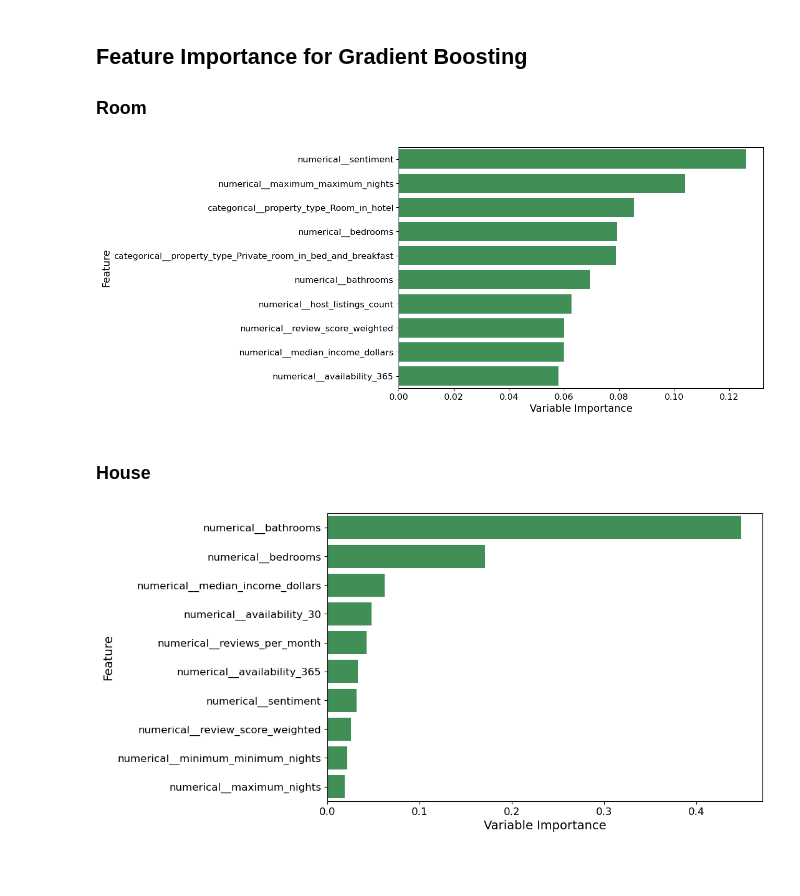
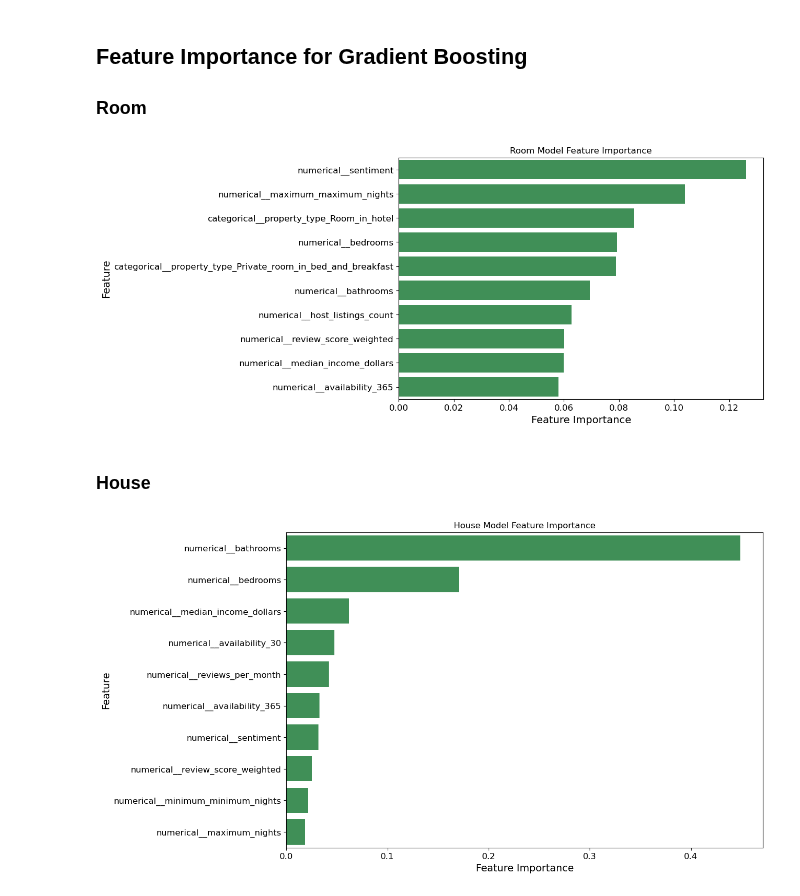
Before and after one commit to nlee98/ADS-599_Capstone_Project, a Jupyter notebook: Code Library/3_Modeling.ipynb, the cells around one changed output. Drawn from its saved outputs; the diff is of its cells as text; code cells hidden in the pictures; blank space fills up the shorter version.

```diff
--- a/Code Library/3_Modeling.ipynb
+++ b/Code Library/3_Modeling.ipynb
@@ -1006,7 +1006,7 @@ home_res
 ## Feature Importance for Gradient Boosting
 ### Room
 # %%
-# From GridSearchCV get the features and importance scores of the best model
+room_gb_load = pickle.load(open('Models/gb_room_tuned.sav', 'rb'))# From GridSearchCV get the features and importance scores of the best model
 feats = room_gb_load.best_estimator_.feature_names_in_.tolist()
 importance = room_gb_load.best_estimator_.feature_importances_.tolist()
 
@@ -1028,46 +1028,48 @@ sns.barplot(
     color= paper_green
 )
 
-plt.xlabel("Variable Importance", fontsize = 14)
+plt.xlabel("Feature Importance", fontsize = 14)
 plt.xticks(fontsize = 12)
 
 plt.ylabel("Feature",fontsize = 14)
 plt.yticks(fontsize = 12)
+plt.title("Room Model Feature Importance")
 
 plt.show()
 # %% [output]
-[figure, old version]
+[figure, new version]
 # %% [markdown]
 ### House
 # %%
-# From GridSearchCV get the features and importance scores of the best model
+house_gb_load = pickle.load(open('Models/gb_house_tuned.sav', 'rb'))
 feats = house_gb_load.best_estimator_.feature_names_in_.tolist()
 importance = house_gb_load.best_estimator_.feature_importances_.tolist()
 
 # Convert the features and importance scores to a dataframe
 # Organize from largest to smallest importance scores
 importance_df = pd.DataFrame(
     {"Feature" : feats,
      "Variable_Importance" : importance}
 ).sort_values(by = "Variable_Importance", ascending = False)
 
 plt.figure(figsize=(9,6))
 
 # Plot the top 15 features
 sns.barplot(
     data = importance_df.head(10),
     x = "Variable_Importance",
     y = "Feature",
     color=paper_green
 )
 
-plt.xlabel("Variable Importance", fontsize = 14)
+plt.xlabel("Feature Importance", fontsize = 14)
 plt.xticks(fontsize = 12)
 
 plt.ylabel("Feature",fontsize = 14)
 plt.yticks(fontsize = 12)
+plt.title("House Model Feature Importance")
 
 
 plt.show()
 # %% [output]
-[figure, old version]
+[figure, new version]
```
Also changed, not shown: parts of 1 cell of this notebook, 2 other files.
